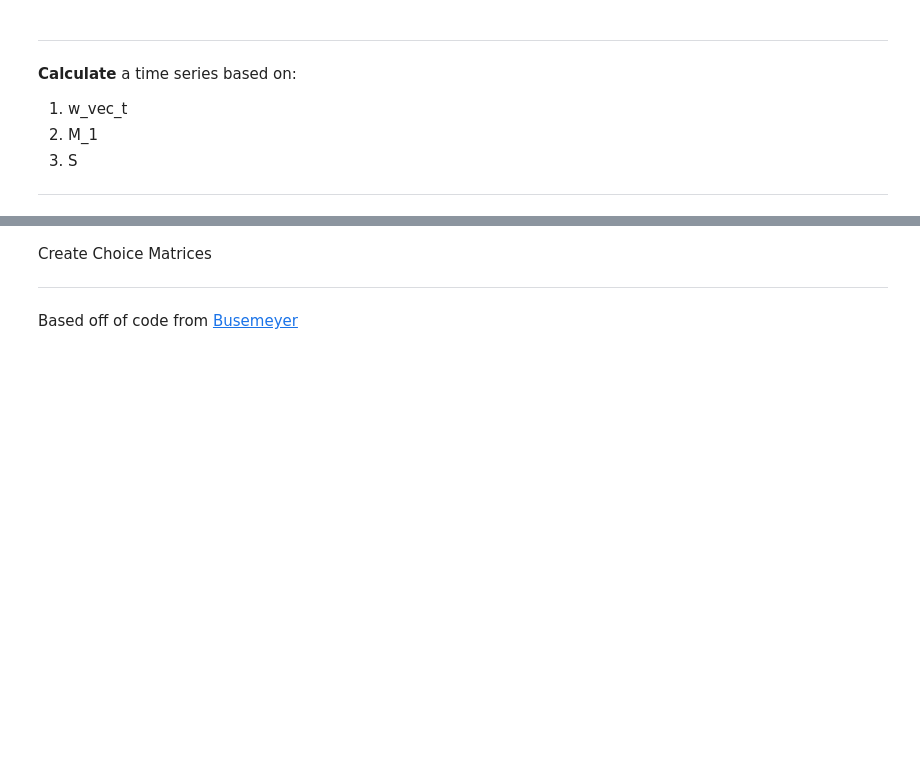
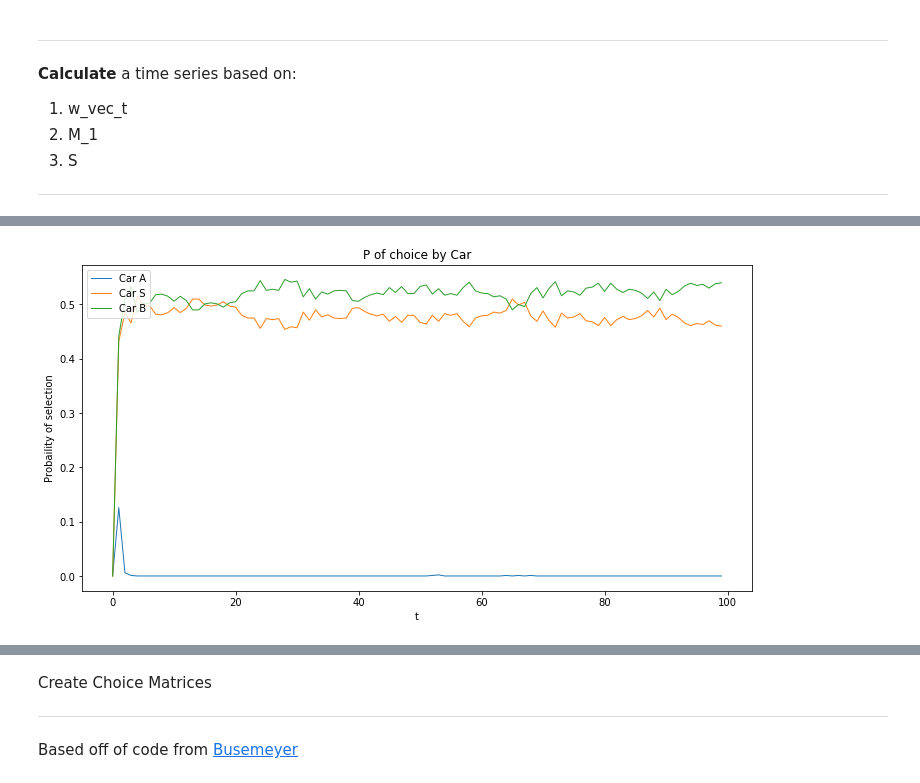
Before and after one commit to danieljwilson/MADFT, a Jupyter notebook: MADFT Notebook.ipynb, the cells around one changed output, grey strips where cells are left out. Drawn from its saved outputs; the diff is of its cells as text; code cells hidden in the pictures; blank space fills up the shorter version.

```diff
--- a/MADFT Notebook.ipynb
+++ b/MADFT Notebook.ipynb
@@ -1053,0 +1057,39 @@ Count 'wins' for each option at each timepoint
+# %%
+def choice_likelihood(sims, M, time_steps):
+    options = M.shape[0]
+    length = time_steps
+    sim_num = sims.shape[2]
+
+    choose_array = np.zeros((options, length))
+
+    # count number of occurences when each option was the preferred option at any given time point
+    for i in range(1,length):
+        count = np.array(sims[:,i,:]).argmax(0)
+        frequency = Counter(count)
+        choose_array[0,i] = frequency[0]/sim_num    # A
+        choose_array[1,i] = frequency[1]/sim_num    # S
+        choose_array[2,i] = frequency[2]/sim_num    # B
+
+    return choose_array
+# %%
+choices = choice_likelihood(x, M_1, 100)
+# %%
+# Look at choice probabilities
+
+fig = plt.figure(figsize=(12,6))
+ax = fig.add_subplot(111)
+
+ax.plot(choices[0,:], linewidth=1.0)    # A
+ax.plot(choices[1,:], linewidth=1.0)    # S
+ax.plot(choices[2,:], linewidth=1.0)    # B
+
+ax.legend(['Car A', 'Car S', 'Car B'], loc='upper left')
+
+ax.set_xlabel('t')
+ax.set_ylabel('Probaility of selection')
+
+ax.set_title('P of choice by Car')
+
+plt.show()
+# %% [output]
+[figure, added]
```
Also changed, not shown: parts of 56 cells of this notebook, 1 other file.
